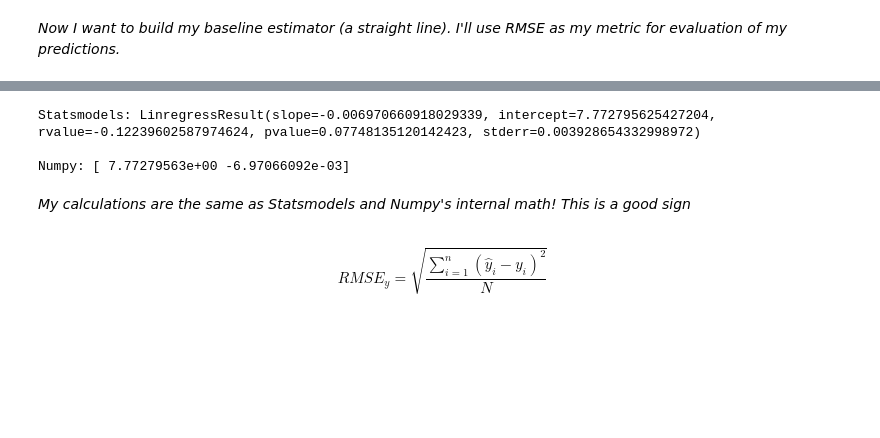
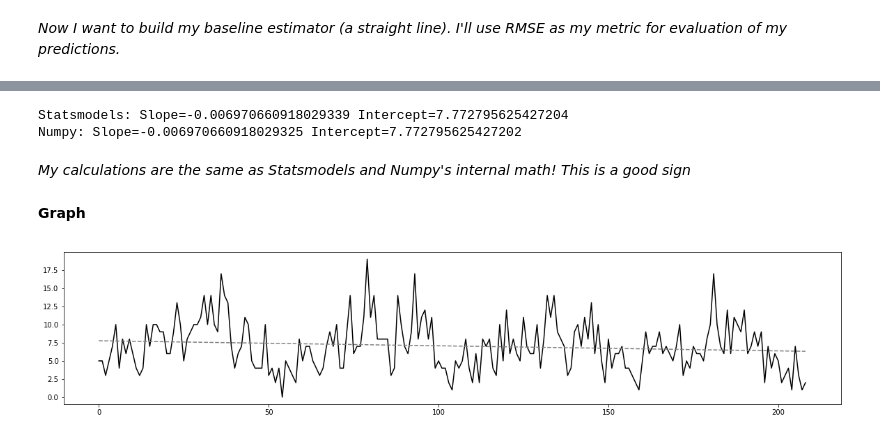
Before and after one commit to kimrharper/thinkful, a Jupyter notebook: capstone/capstone-cleaning.ipynb, the cells around one changed output, grey strips where cells are left out. Saved outputs shown, nothing was run; the diff lists cells and outputs as text; code cells hidden in the pictures; blank space fills up the shorter version.

Commit message:
added rmse formula and thoughts on results

```diff
--- a/capstone/capstone-cleaning.ipynb
+++ b/capstone/capstone-cleaning.ipynb
@@ -131,7 +136,8 @@ Regression Slope: $ b=r\frac{\sigma_x}{\sigma_y} $ <br>
 # %%
 mean = lambda val: val.sum()/len(val)
-mdiff = lambda val: val-mean(val)
-r_value = lambda valx,valy: ((mdiff(valx)*mdiff(valy)).sum())/((((mdiff(valx)**2).sum())*((mdiff(valy)**2).sum()))**.5)
+dif = lambda val: val-mean(val)
+r_value = lambda valx,valy:((dif(valx)*dif(valy)).sum())/((((dif(valx)**2).sum())*((dif(valy)**2).sum()))**.5)
 std = lambda val:(mean((val-mean(val))**2))**.5
 slope = lambda valx,valy: r_value(valx,valy)*std(valy)/std(valx)
 intercept = lambda valx,valy: mean(y) - (slope(valx,valy)*mean(x))
+RMSE = lambda y_predict, y_actual: np.sqrt(np.sum(np.square(np.subtract(y_predict,y_actual)))/len(y_actual))
@@ -151,10 +161,7 @@ plt.plot(x,a+b*x,color = 'gray',linestyle='--');
 # %%
-print('Statsmodels: {} \n'.format(linregress(x,y)));print('Numpy: {} \n'.format(polyfit(x, y, 1)))
+print('Statsmodels: Slope={} Intercept={}'.format(linregress(x,y).slope,linregress(x,y).intercept));print('Numpy: Slope={} Intercept={}'.format(polyfit(x, y, 1)[1],polyfit(x, y, 1)[0]))
 # %% [output]
-Statsmodels: LinregressResult(slope=-0.006970660918029339, intercept=7.772795625427204, rvalue=-0.12239602587974624, pvalue=0.07748135120142423, stderr=0.003928654332998972)
-
-Numpy: [ 7.77279563e+00 -6.97066092e-03]
+Statsmodels: Slope=-0.006970660918029339 Intercept=7.772795625427204
+Numpy: Slope=-0.006970660918029325 Intercept=7.772795625427202
 # %% [markdown]
 _My calculations are the same as Statsmodels and Numpy's internal math! This is a good sign_
-# %% [markdown]
-$$ RMSE_{y} =  \sqrt{\frac{\sum_{i=1}^n {(\hat{y}_{i}- y_{i})}^2}{N}} $$
@@ -163,0 +168,8 @@ RMSE = np.sqrt(np.sum(np.square(np.subtract(y_predict,y_actual)))/len(y_actual))
+# %% [markdown]
+__Graph__
+# %%
+plt.figure(figsize=(20,4))
+plt.plot(x,y,color='black')
+plt.plot(x,a+b*x,color = 'gray',linestyle='--');
+# %% [output]
+[figure, added]
```
Also changed, not shown: parts of 8 cells of this notebook.
